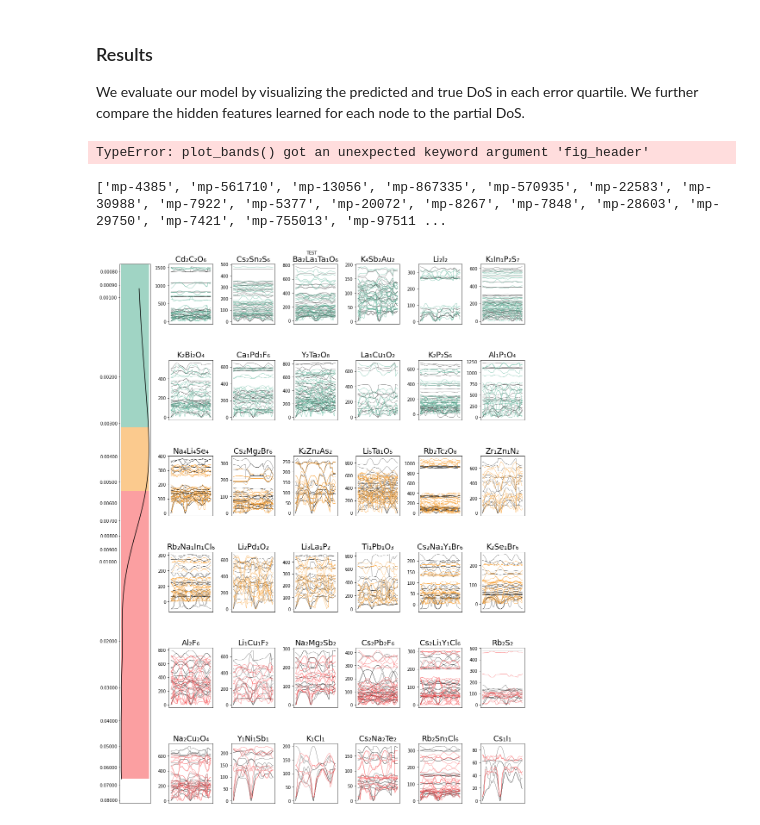
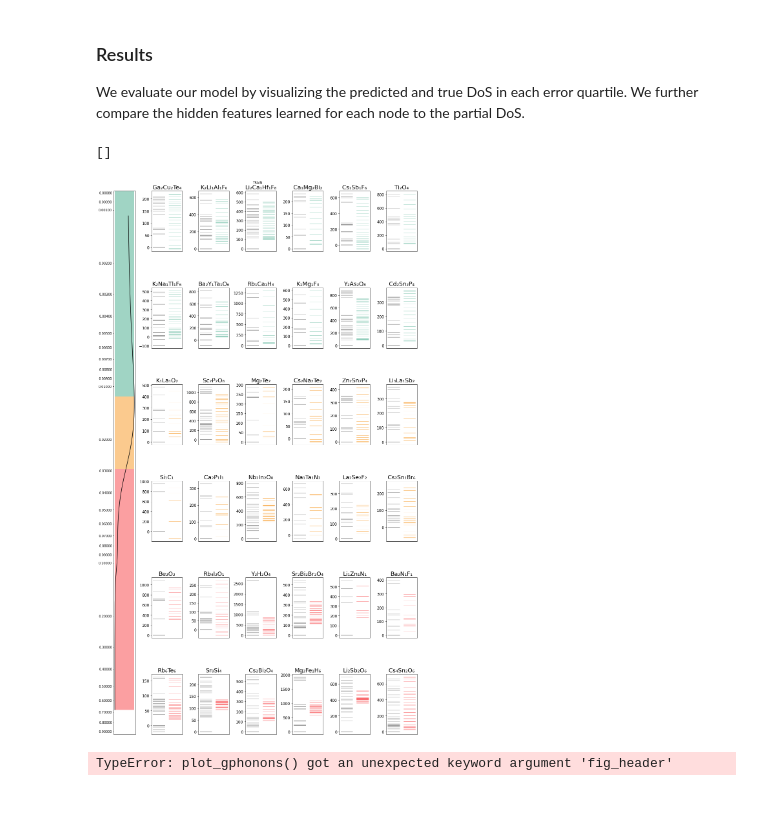
Before and after one commit to RyotaroOKabe/phonon_prediction, a Jupyter notebook: VVN.ipynb, the cells around one changed output. Drawn from its saved outputs; the diff is of its cells as text; code cells hidden in the pictures.

```diff
--- a/VVN.ipynb
+++ b/VVN.ipynb
@@ -286,7 +322,7 @@ We build a model based on the `Network` described in the `e3nn` [Documentation](
 # Model parameters
 
 ##########################
-model = GraphNetwork(mul,
+model = GraphNetworkVVN(mul,
                      irreps_out,
                      lmax,
                      nlayers,
@@ -346,7 +382,8 @@ train(model,
       scheduler,
       device,
       batch_size,
-      k_fold)     #TODO: update the "train" (or create function with the other name) based on VVN principle.
+      k_fold,
+      option)     #TODO: update the "train" (or create function with the other name) based on VVN principle.
 # %% [output]
 Use model.load_state_dict to load the existing model: 221205-105251.torch
 There is no existing model
@@ -363,10 +400,10 @@ RuntimeError:
 
 ##########################
 
-model_name = '221207-154106'
+model_name = '221223-053254'
 model_file = f'./models/{model_name}.torch'
 model.load_state_dict(torch.load(model_file)['state'])
 model.to(device)
-tr_set  = pkl.load(open(f'{data_dir}/{model_name}_tr_set.pkl', 'rb'))
-te_set  = pkl.load(open(f'{data_dir}/{model_name}_te_set.pkl', 'rb'))
+# tr_set  = pkl.load(open(f'{data_dir}/{model_name}_tr_set.pkl', 'rb'))
+# te_set  = pkl.load(open(f'{data_dir}/{model_name}_te_set.pkl', 'rb'))
 # run_name = 'model'
@@ -379,18 +434,18 @@ tr_loader = DataLoader(tr_set, batch_size = batch_size)
 te1_loader = DataLoader(te_set, batch_size = batch_size)
 # %%
 # Generate Data Frame
-df_tr = generate_dafaframe(model, tr_loader, loss_fn, device)
-df_te1 = generate_dafaframe(model, te1_loader, loss_fn, device)
+df_tr = generate_dafaframe(model, tr_loader, loss_fn, device, option)   #TODO: check if we can use the same function as the case of kMVN model.
+df_te1 = generate_dafaframe(model, te1_loader, loss_fn, device, option)
 # %%
 # Plot the bands of TRAIN data
 palette = ['#43AA8B', '#F8961E', '#F94144', '#277DA1']
-plot_bands(df_tr, fig_header=None, title='TRAIN', n=6, m=2, palette=palette)    #TODO: prepare the function to plot gamma phonons
+plot_gphonons(df_tr, header=None, title='TRAIN', n=6, m=2, palette=palette)
 # %% [output]
-TypeError: plot_bands() got an unexpected keyword argument 'fig_header'
+[]
+[figure, added]
 # %%
 # Plot the bands of TEST data
 palette = ['#43AA8B', '#F8961E', '#F94144', '#277DA1']
-plot_bands(df_te1, fig_header=None, title='TEST', n=6, m=2, palette=palette)    #TODO: prepare the function to plot gamma phonons
+plot_gphonons(df_te1, header=None, title='TEST', n=6, m=2, palette=palette)
 # %% [output]
-['mp-4385', 'mp-561710', 'mp-13056', 'mp-867335', 'mp-570935', 'mp-22583', 'mp-30988', 'mp-7922', 'mp-5377', 'mp-20072', 'mp-8267', 'mp-7848', 'mp-28603', 'mp-29750', 'mp-7421', 'mp-755013', 'mp-97511 ...
+TypeError: plot_gphonons() got an unexpected keyword argument 'fig_header'
-[figure, removed]
```
Also changed, not shown: parts of 7 cells of this notebook, 9 other files.
